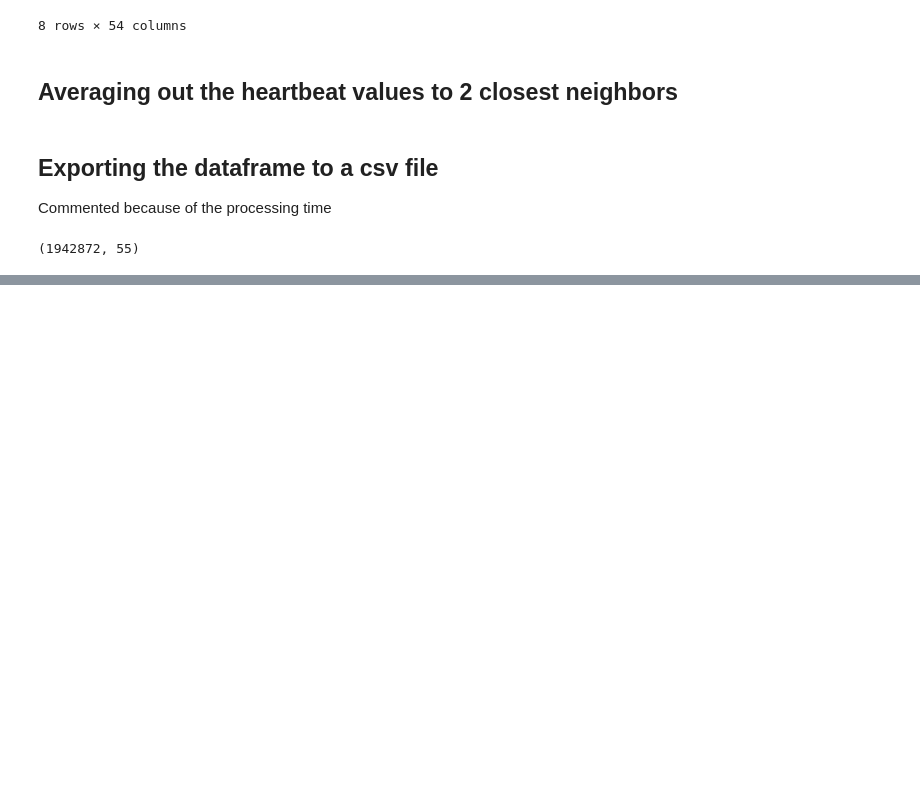
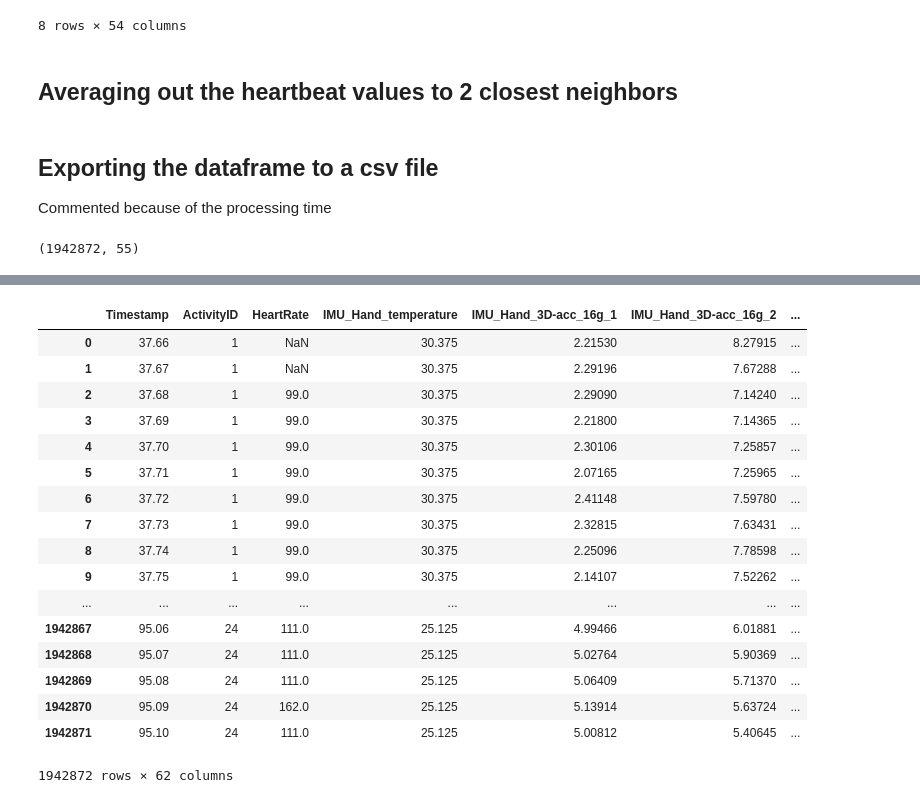
Before and after one commit to vishumanvi/cmpe255-termproject, a Jupyter notebook: CMPE255-HumanActivityClassifier.ipynb, the cells around one changed output, grey strips where cells are left out. Cells and saved outputs as stored; diff of their text form; code cells hidden in the pictures; blank space fills up the shorter version.

Commit message:
- added additional info to all_subject_dataframe

```diff
--- a/CMPE255-HumanActivityClassifier.ipynb
+++ b/CMPE255-HumanActivityClassifier.ipynb
@@ -189,3 +191,8 @@ Commented because of the processing time
 all_subject_df.shape
 # %% [output]
 (1942872, 55)
+# %%
+#read additional info
+additional_subject_df = pd.DataFrame()
+additional_subject_df = pd.read_csv("PAMAP2_Dataset/subject_info.csv") #subject_info.csv path
+additional_subject_df
@@ -191,0 +210,22 @@ all_subject_df.shape
+# %%
+#merge additional info with existing dataframe
+pd.merge(all_subject_df, additional_subject_df, on='subject_id', how='left')
+# %% [output]
+|  | Timestamp | ActivityID | HeartRate | IMU_Hand_temperature | IMU_Hand_3D-acc_16g_1 | IMU_Hand_3D-acc_16g_2 | ... |
+| 0 | 37.66 | 1 | NaN | 30.375 | 2.21530 | 8.27915 | ... |
+| 1 | 37.67 | 1 | NaN | 30.375 | 2.29196 | 7.67288 | ... |
+| 2 | 37.68 | 1 | 99.0 | 30.375 | 2.29090 | 7.14240 | ... |
+| 3 | 37.69 | 1 | 99.0 | 30.375 | 2.21800 | 7.14365 | ... |
+| 4 | 37.70 | 1 | 99.0 | 30.375 | 2.30106 | 7.25857 | ... |
+| 5 | 37.71 | 1 | 99.0 | 30.375 | 2.07165 | 7.25965 | ... |
+| 6 | 37.72 | 1 | 99.0 | 30.375 | 2.41148 | 7.59780 | ... |
+| 7 | 37.73 | 1 | 99.0 | 30.375 | 2.32815 | 7.63431 | ... |
+| 8 | 37.74 | 1 | 99.0 | 30.375 | 2.25096 | 7.78598 | ... |
+| 9 | 37.75 | 1 | 99.0 | 30.375 | 2.14107 | 7.52262 | ... |
+| ... | ... | ... | ... | ... | ... | ... | ... |
+| 1942867 | 95.06 | 24 | 111.0 | 25.125 | 4.99466 | 6.01881 | ... |
+| 1942868 | 95.07 | 24 | 111.0 | 25.125 | 5.02764 | 5.90369 | ... |
+| 1942869 | 95.08 | 24 | 111.0 | 25.125 | 5.06409 | 5.71370 | ... |
+| 1942870 | 95.09 | 24 | 162.0 | 25.125 | 5.13914 | 5.63724 | ... |
+| 1942871 | 95.10 | 24 | 111.0 | 25.125 | 5.00812 | 5.40645 | ... |
+1942872 rows × 62 columns
```
Also changed, not shown: parts of 6 cells of this notebook, 1 other file.
